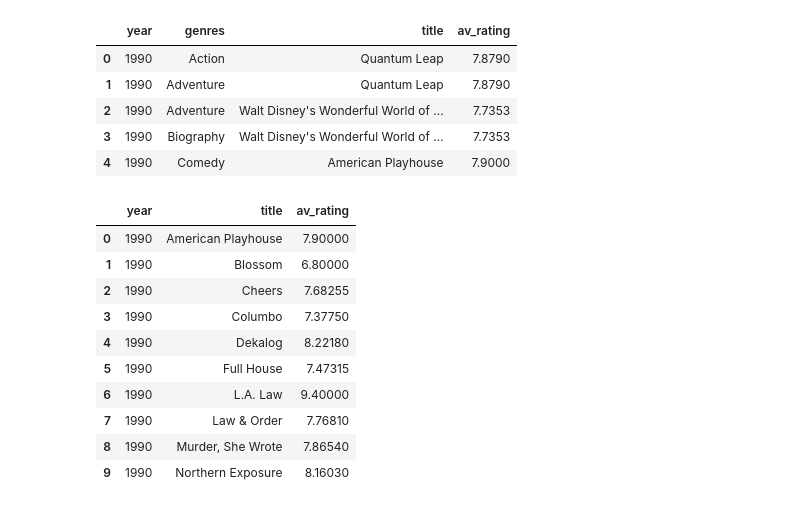
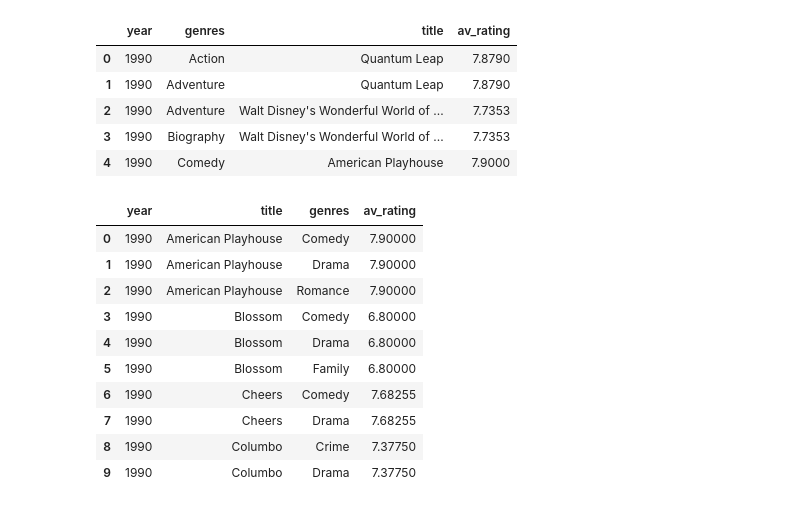
Before and after one commit to swampass-destroyer/IMDB, a Jupyter notebook: Untitled.ipynb, the cells around one changed output. Cells and saved outputs as stored; diff of their text form; code cells hidden in the pictures.

```diff
--- a/Untitled.ipynb
+++ b/Untitled.ipynb
@@ -48,21 +62,21 @@ genre_year_perf.head(5)
 | 3 | 1990 | Biography | Walt Disney's Wonderful World of ... | 7.7353 |
 | 4 | 1990 | Comedy | American Playhouse | 7.9000 |
 # %%
-year_perf = df.groupby(["year", "title"])["av_rating"].mean().reset_index()
+year_perf = df.groupby(["year", "title", "genres"])["av_rating"].mean().reset_index()
 
 year_perf.head(10)
 # %% [output]
-|  | year | title | av_rating |
-| 0 | 1990 | American Playhouse | 7.90000 |
-| 1 | 1990 | Blossom | 6.80000 |
-| 2 | 1990 | Cheers | 7.68255 |
-| 3 | 1990 | Columbo | 7.37750 |
-| 4 | 1990 | Dekalog | 8.22180 |
-| 5 | 1990 | Full House | 7.47315 |
-| 6 | 1990 | L.A. Law | 9.40000 |
-| 7 | 1990 | Law & Order | 7.76810 |
-| 8 | 1990 | Murder, She Wrote | 7.86540 |
-| 9 | 1990 | Northern Exposure | 8.16030 |
+|  | year | title | genres | av_rating |
+| 0 | 1990 | American Playhouse | Comedy | 7.90000 |
+| 1 | 1990 | American Playhouse | Drama | 7.90000 |
+| 2 | 1990 | American Playhouse | Romance | 7.90000 |
+| 3 | 1990 | Blossom | Comedy | 6.80000 |
+| 4 | 1990 | Blossom | Drama | 6.80000 |
+| 5 | 1990 | Blossom | Family | 6.80000 |
+| 6 | 1990 | Cheers | Comedy | 7.68255 |
+| 7 | 1990 | Cheers | Drama | 7.68255 |
+| 8 | 1990 | Columbo | Crime | 7.37750 |
+| 9 | 1990 | Columbo | Drama | 7.37750 |
 # %%
 # Get top 5 rated per year
 
```
Also changed, not shown: parts of 10 cells of this notebook.
